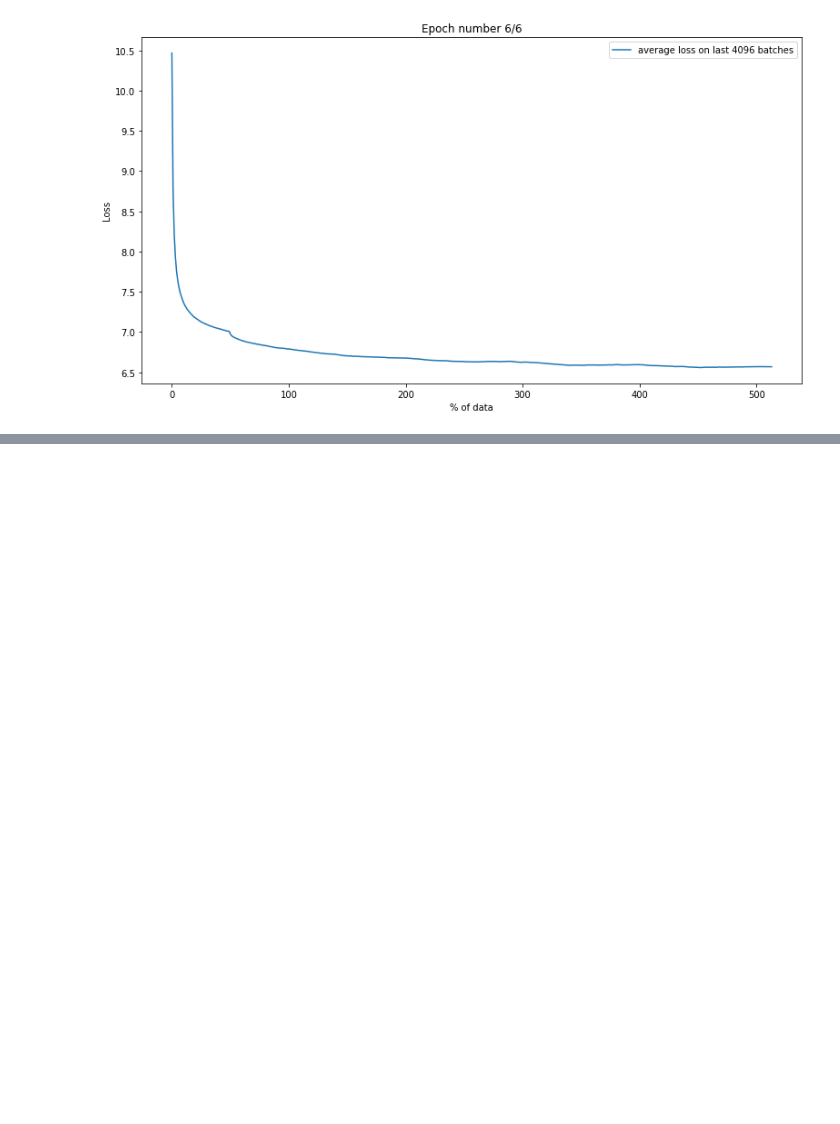
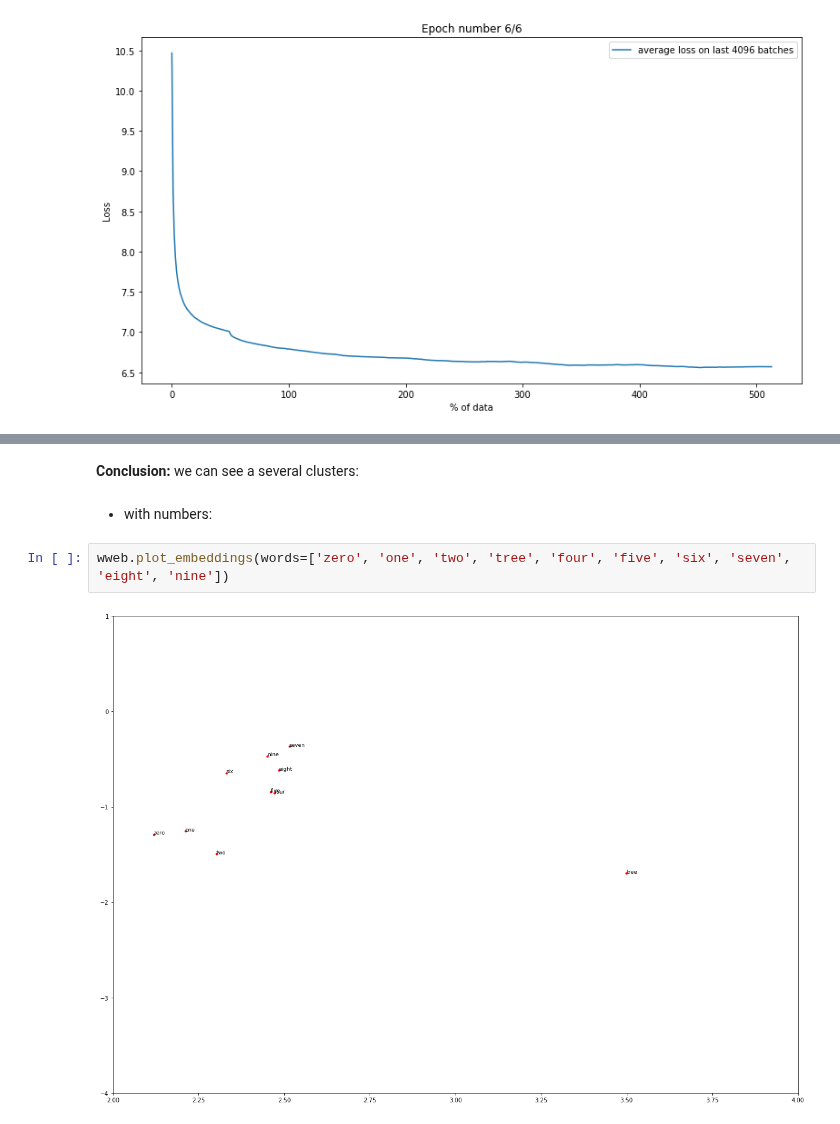
Before and after one commit to alex-kozinov/courses, a Jupyter notebook: nlp-ipavlov/Task-1/task3_word2vec.ipynb, the cells around one changed output, grey strips where cells are left out. Saved outputs shown, nothing was run; the diff lists cells and outputs as text; blank space fills up the shorter version.

```diff
--- a/nlp-ipavlov/Task-1/task3_word2vec.ipynb
+++ b/nlp-ipavlov/Task-1/task3_word2vec.ipynb
@@ -228,0 +251,8 @@ NameError: ignored
+# %% [markdown]
+**Сonclusion:** we can see a several clusters:
+# %% [markdown]
+* with numbers:
+# %%
+wweb.plot_embeddings(words=['zero', 'one', 'two', 'tree', 'four', 'five', 'six', 'seven', 'eight', 'nine'])
+# %% [output]
+[figure, added]
```
Also changed, not shown: parts of 24 cells of this notebook, 4 other files.
